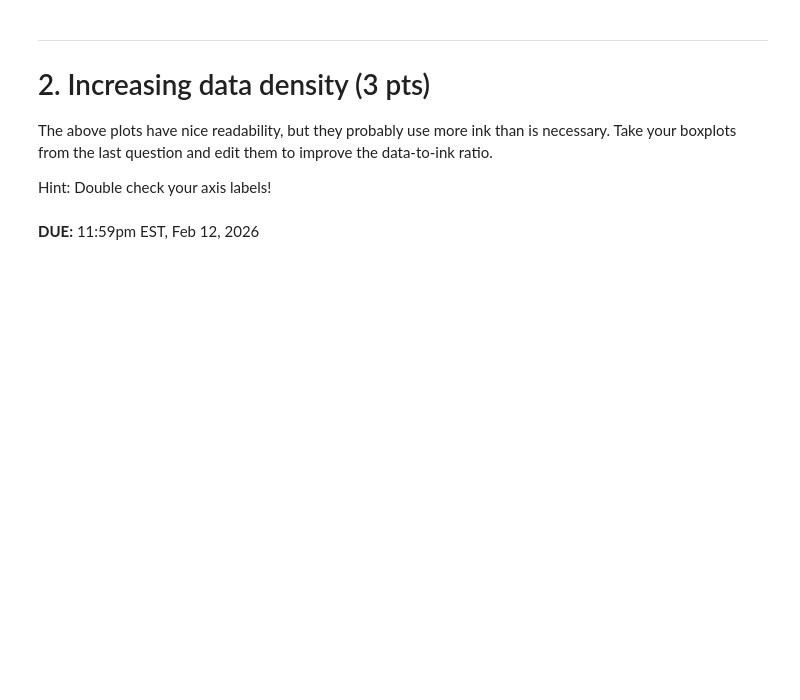
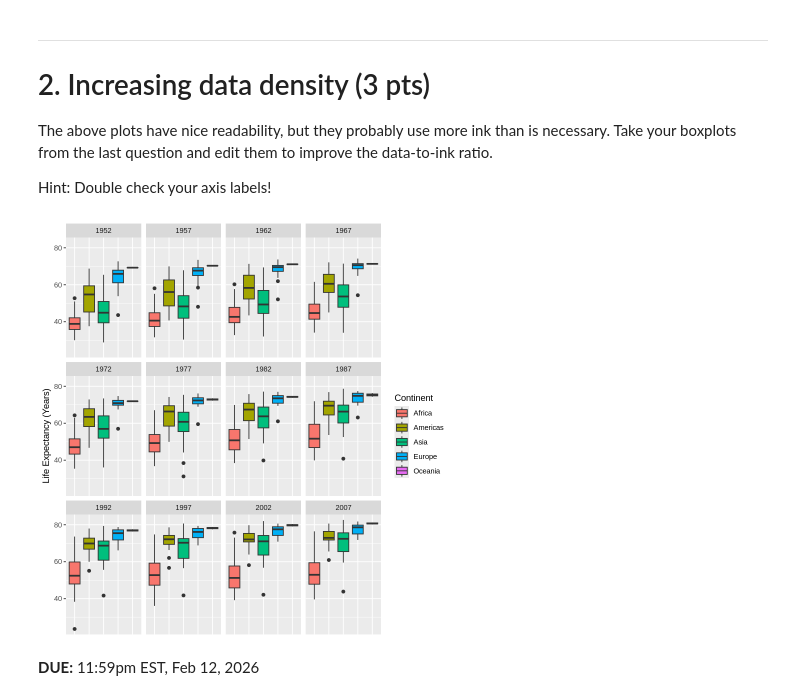
Before and after one commit to scelliot-cpu/Elliott_DSPN_26, a Jupyter notebook: ExerciseSubmissions/06_visualization-through-human-eyes.ipynb, the cells around one changed output. Cells and saved outputs as stored; diff of their text form; code cells hidden in the pictures; blank space fills up the shorter version.

```diff
--- a/ExerciseSubmissions/06_visualization-through-human-eyes.ipynb
+++ b/ExerciseSubmissions/06_visualization-through-human-eyes.ipynb
@@ -97,3 +96,18 @@ Hint: Double check your axis labels!
+# %%
+ggplot(gapminder, aes(x = continent, y = lifeExp, fill = continent)) +
+  geom_boxplot() +
+  facet_wrap(~ year) +
+  labs(
+    y = "Life Expectancy (Years)",
+    fill = "Continent"
+  ) +
+  theme(
+    axis.title.x = element_blank(),
+    axis.text.x  = element_blank(),
+    axis.ticks.x = element_blank()
+  )
+# %% [output]
+[figure, added]
 # %% [markdown]
 **DUE:** 11:59pm EST, Feb 12, 2026
 # %% [markdown]
```
Also changed, not shown: parts of 3 cells of this notebook.
